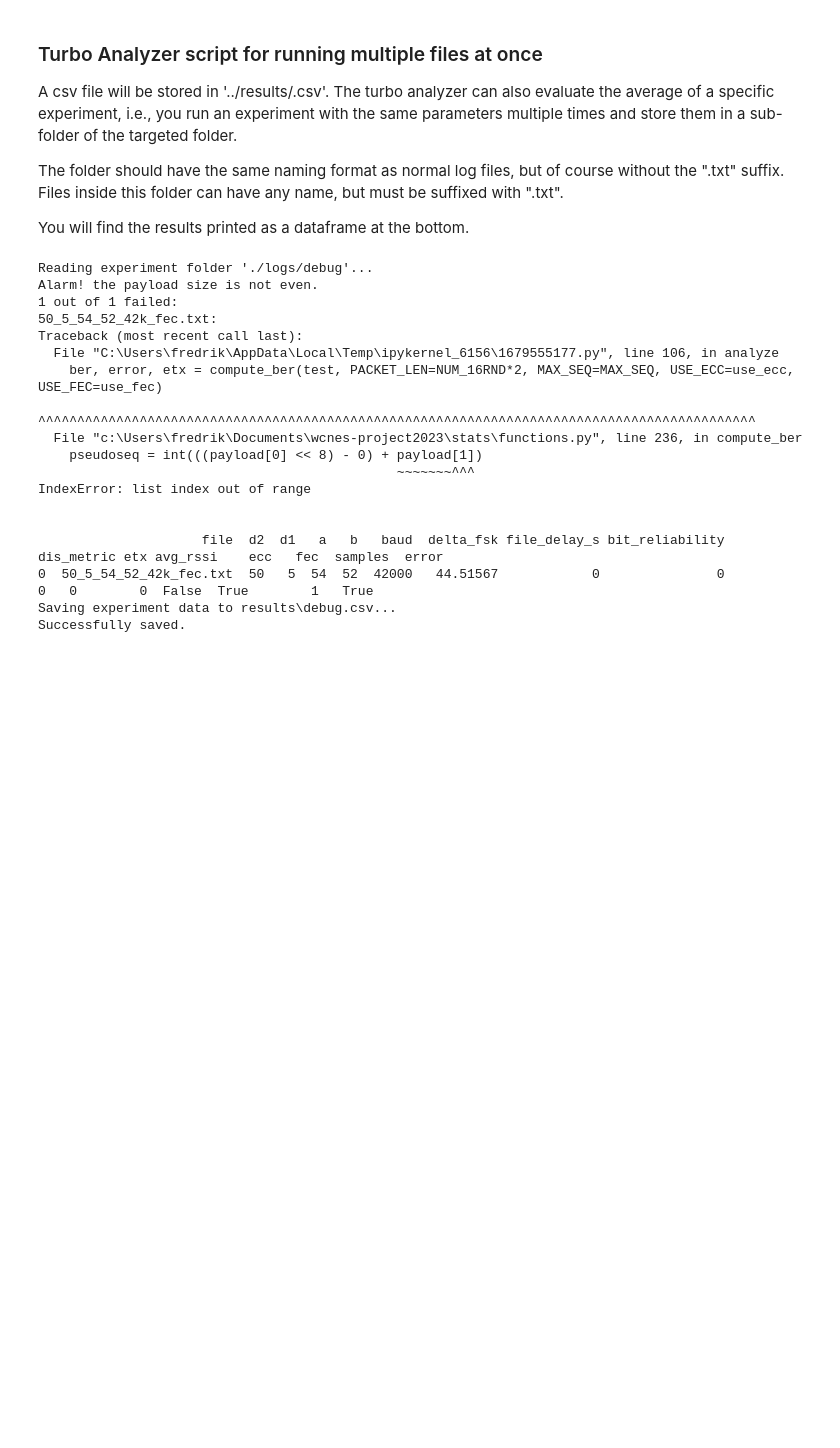
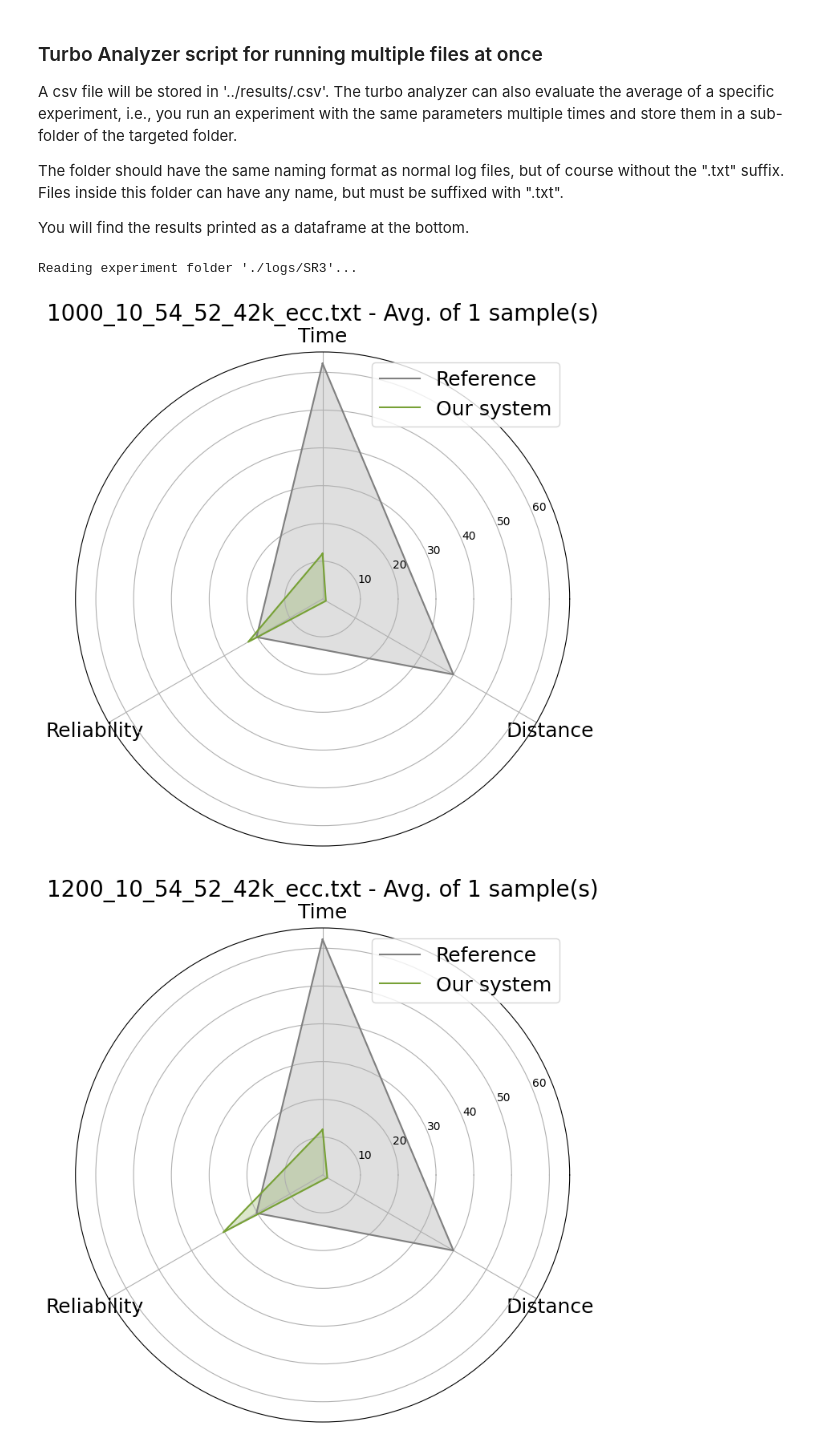
Before and after one commit to uu-core/project2023, a Jupyter notebook: stats/turbo-analyzer.ipynb, the cells around one changed output. Saved outputs shown, nothing was run; the diff lists cells and outputs as text; code cells hidden in the pictures; blank space fills up the shorter version.

```diff
--- a/stats/turbo-analyzer.ipynb
+++ b/stats/turbo-analyzer.ipynb
@@ -88,10 +88,10 @@ def analyze():
         for df in data["dfs"]:
             try:
                 PAYLOADSIZE = 12
-                NUM_16RND = PAYLOADSIZE // 2 # how many 16 bits random number included in each frame
+                NUM_16RND = int(PAYLOADSIZE // 2) # how many 16 bits random number included in each frame
                 if use_ecc:
                     PAYLOADSIZE = 12*3
-                    NUM_16RND = (PAYLOADSIZE/3) // 2 # how many 16 bits random number included in each frame
+                    NUM_16RND = int((PAYLOADSIZE/3) // 2) # how many 16 bits random number included in each frame
                 elif use_fec:
                     PAYLOADSIZE = 3
                     # 4 packets needed to get a full sample, but we index by single 16-bit samples.
@@ -106,7 +106,7 @@ def analyze():
                 for x in df.payload:
                     payload_lens.add(len(x))
 
-                # delete the corrupted packets (PAYLOADSIZE + 2B pesudo sequence number)
+                # delete the corrupted packets
                 df = df[df.payload.apply(lambda x: len(x)==expected_payload_len)]
                 df.reset_index(inplace=True)
 
@@ -146,48 +146,33 @@ def analyze():
         experiments.loc[idx, "etx"] = avg_etx
         experiments.loc[idx, "file_delay_s"] = avg_file_delay_s
         experiments.loc[idx, "bit_reliability"] = avg_bit_reliability
         experiments.loc[idx, "dis_metric"] = avg_dis_metric
         experiments.loc[idx, "avg_rssi"] = avg_rssi
         experiments.loc[idx, "error"] = experiment_error
 
         if not experiment_error:
             metrics = [avg_file_delay_s, avg_bit_reliability, avg_dis_metric]
             radar_plot(metrics, title=f"{data['file']} - Avg. of {data['samples']} sample(s)")
 
     if len(errors) > 0:
         print(f"{len(errors)} out of {len(experiments)} failed:")
         for (file, error) in errors:
             print(f"{file}:\n{error}")
         print("")
 
     print(experiments.to_string())
 
     filepath = Path(f"./results/{EXPERIMENT}.csv")
     print(f"Saving experiment data to {str(filepath)}...")
     filepath.parent.mkdir(parents=True, exist_ok=True)
     experiments.to_csv(filepath, index=False)
     print("Successfully saved.")
 
 if len(experiments_data) > 0:
     analyze()
 else:
     print(f"No log files found in '{EXPERIMENT}'.")
 # %% [output]
-Reading experiment folder './logs/debug'...
-Alarm! the payload size is not even.
-1 out of 1 failed:
-50_5_54_52_42k_fec.txt:
-Traceback (most recent call last):
-  File "C:\Users\fredrik\AppData\Local\Temp\ipykernel_6156\1679555177.py", line 106, in analyze
-    ber, error, etx = compute_ber(test, PACKET_LEN=NUM_16RND*2, MAX_SEQ=MAX_SEQ, USE_ECC=use_ecc, USE_FEC=use_fec)
-                      ^^^^^^^^^^^^^^^^^^^^^^^^^^^^^^^^^^^^^^^^^^^^^^^^^^^^^^^^^^^^^^^^^^^^^^^^^^^^^^^^^^^^^^^^^^^^
-  File "c:\Users\fredrik\Documents\wcnes-project2023\stats\functions.py", line 236, in compute_ber
-    pseudoseq = int(((payload[0] << 8) - 0) + payload[1])
-                                              ~~~~~~~^^^
-IndexError: list index out of range
-
-
-                     file  d2  d1   a   b   baud  delta_fsk file_delay_s bit_reliability dis_metric etx avg_rssi    ecc   fec  samples  error
-0  50_5_54_52_42k_fec.txt  50   5  54  52  42000   44.51567            0               0          0   0        0  False  True        1   True
-Saving experiment data to results\debug.csv...
-Successfully saved.
+Reading experiment folder './logs/SR3'...
+[figure, added]
+[figure, added]
```
Also changed, not shown: parts of 2 cells of this notebook, 2 other files.
